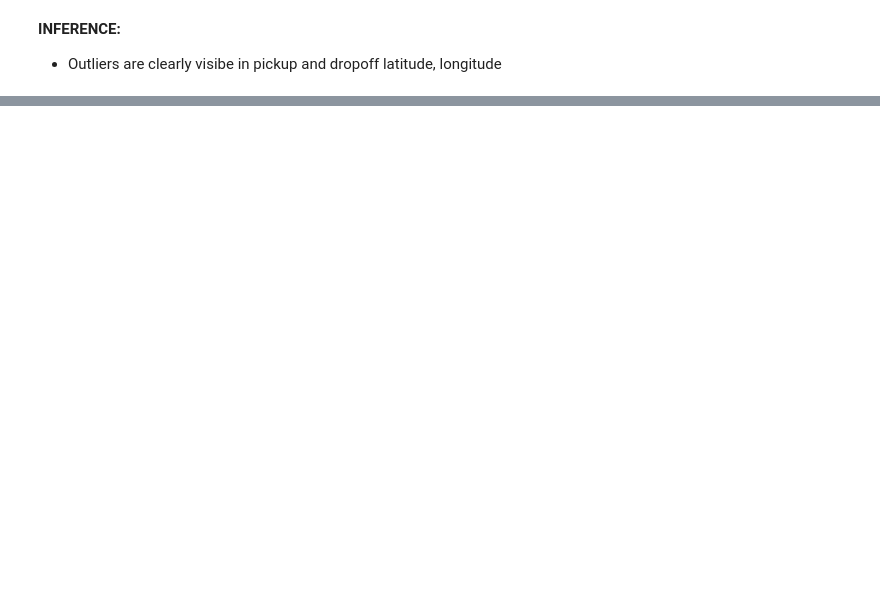
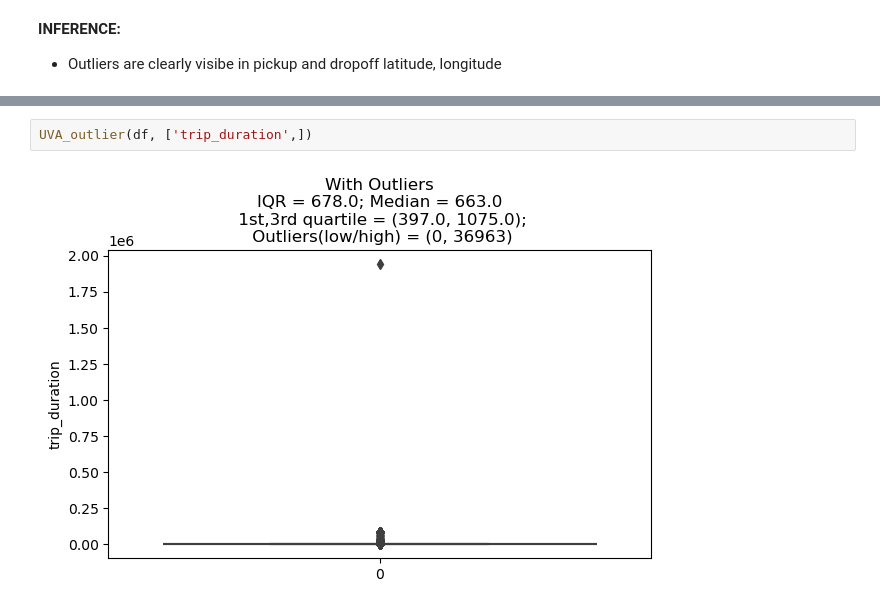
Before and after one commit to jksingh07/Data-Science-Projects, a Jupyter notebook: NYC Taxi Trip Durartion/EDA - NYC Taxi Trip Duration.ipynb, the cells around one changed output, grey strips where cells are left out. Drawn from its saved outputs; the diff is of its cells as text; blank space fills up the shorter version.

```diff
--- a/NYC Taxi Trip Durartion/EDA - NYC Taxi Trip Duration.ipynb
+++ b/NYC Taxi Trip Durartion/EDA - NYC Taxi Trip Duration.ipynb
@@ -458,3 +458,7 @@ UVA_outlier(df, numeric_columns,)
 UVA_outlier(df, numeric_columns, include_outlier=False)
 # %% [output]
 [figure]
+# %%
+UVA_outlier(df, ['trip_duration',])
+# %% [output]
+[figure, added]
```
Also changed, not shown: parts of 40 cells of this notebook.
